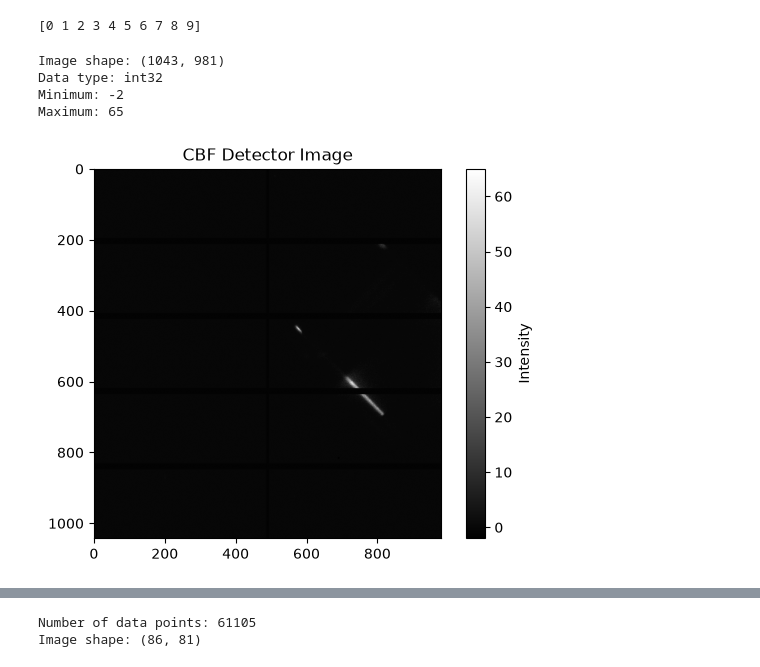
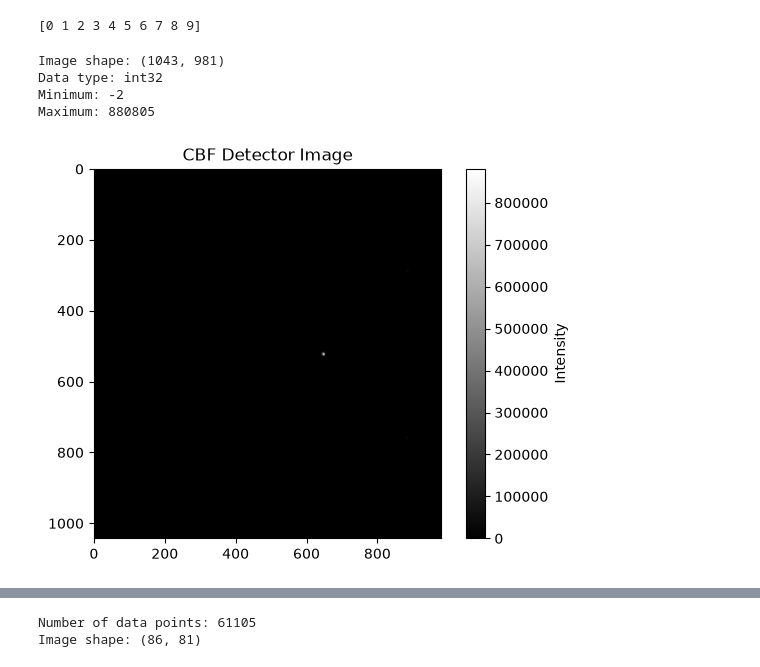
Before and after one commit to nightd132/X-ray_Optics_Alignment, a Jupyter notebook: notebooks/01_explore_data.ipynb, the cells around one changed output, grey strips where cells are left out. Drawn from its saved outputs; the diff is of its cells as text; code cells hidden in the pictures.

```diff
--- a/notebooks/01_explore_data.ipynb
+++ b/notebooks/01_explore_data.ipynb
@@ -28,27 +28,27 @@ print(train_idx[:10])
 # %%
 import fabio
 import matplotlib.pyplot as plt
 
 # Open the CBF image file
-path = "../data/Mainz_2022-10_AXO-Optics-Scan-forML/Mainz_20220131_01_AXO-Optics-Scan-forML_250W_Al-tape_noFlTu_SourceDet-236cm/image_0000001.cbf"
+path = "../data/Mainz_2022-10_AXO-Optics-Scan-forML/Mainz_20220130_19_AXO-Optics-Scan-forML_250W_Al-tape_noFlTu_SourceDet-236cm_focus/image_0000001.cbf"
 image = fabio.open(path)
 
 # Extract pixel values
 data = image.data
 
 print("Image shape:", data.shape)
 print("Data type:", data.dtype)
 print("Minimum:", data.min())
 print("Maximum:", data.max())
 
 # Display image
 plt.imshow(data, cmap="gray")
 plt.colorbar(label="Intensity")
 plt.title("CBF Detector Image")
 plt.show()
 # %% [output]
 Image shape: (1043, 981)
 Data type: int32
 Minimum: -2
-Maximum: 65
+Maximum: 880805
-[figure, old version]
+[figure, new version]
```
Also changed, not shown: parts of 13 cells of this notebook, 40 other files.
